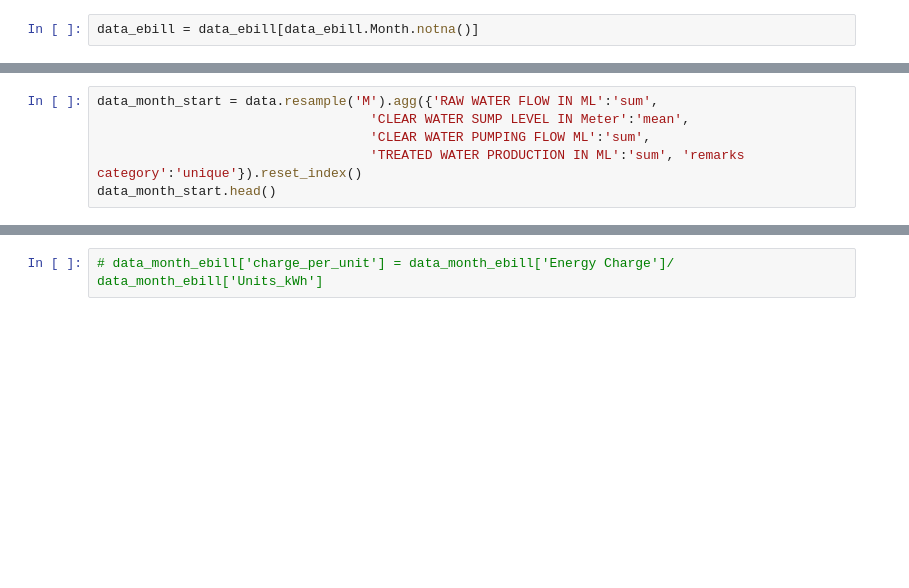
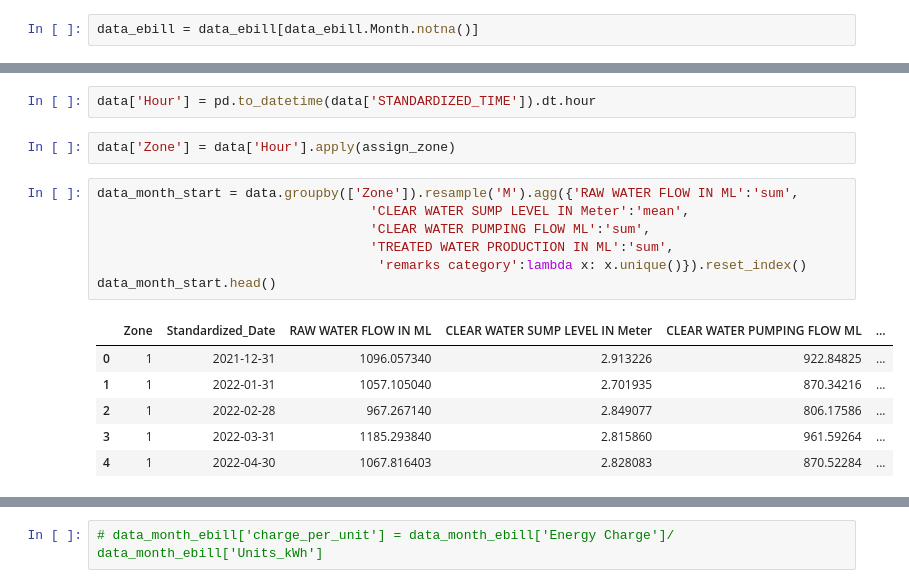
Before and after one commit to shilpa6691/Amrut_Notebooks, a Jupyter notebook: Electricity_bill_usecases_25_09_2024.ipynb, the cells around one changed output, grey strips where cells are left out. Drawn from its saved outputs; the diff is of its cells as text; blank space fills up the shorter version.

```diff
--- a/Electricity_bill_usecases_25_09_2024.ipynb
+++ b/Electricity_bill_usecases_25_09_2024.ipynb
@@ -36,6 +171,18 @@ data
+# %%
+data['Hour'] = pd.to_datetime(data['STANDARDIZED_TIME']).dt.hour
+# %%
+data['Zone'] = data['Hour'].apply(assign_zone)
 # %%
-data_month_start = data.resample('M').agg({'RAW WATER FLOW IN ML':'sum',
+data_month_start = data.groupby(['Zone']).resample('M').agg({'RAW WATER FLOW IN ML':'sum',
                                    'CLEAR WATER SUMP LEVEL IN Meter':'mean',
                                    'CLEAR WATER PUMPING FLOW ML':'sum',
-                                   'TREATED WATER PRODUCTION IN ML':'sum', 'remarks category':'unique'}).reset_index()
+                                   'TREATED WATER PRODUCTION IN ML':'sum',
+                                    'remarks category':lambda x: x.unique()}).reset_index()
 data_month_start.head()
+# %% [output]
+|  | Zone | Standardized_Date | RAW WATER FLOW IN ML | CLEAR WATER SUMP LEVEL IN Meter | CLEAR WATER PUMPING FLOW ML | ... |
+| 0 | 1 | 2021-12-31 | 1096.057340 | 2.913226 | 922.84825 | ... |
+| 1 | 1 | 2022-01-31 | 1057.105040 | 2.701935 | 870.34216 | ... |
+| 2 | 1 | 2022-02-28 | 967.267140 | 2.849077 | 806.17586 | ... |
+| 3 | 1 | 2022-03-31 | 1185.293840 | 2.815860 | 961.59264 | ... |
+| 4 | 1 | 2022-04-30 | 1067.816403 | 2.828083 | 870.52284 | ... |
```
Also changed, not shown: parts of 24 cells of this notebook.
